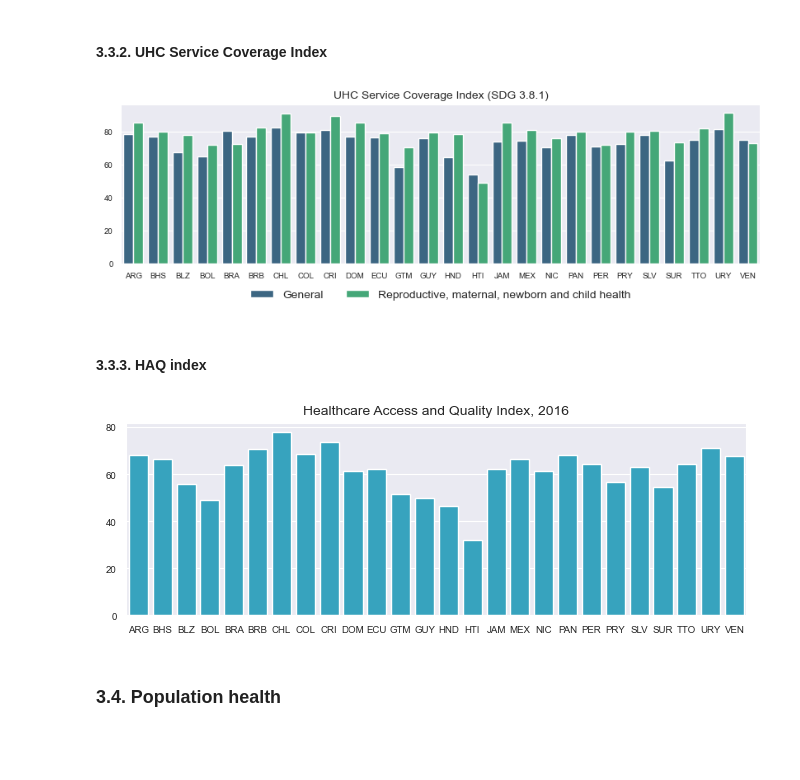
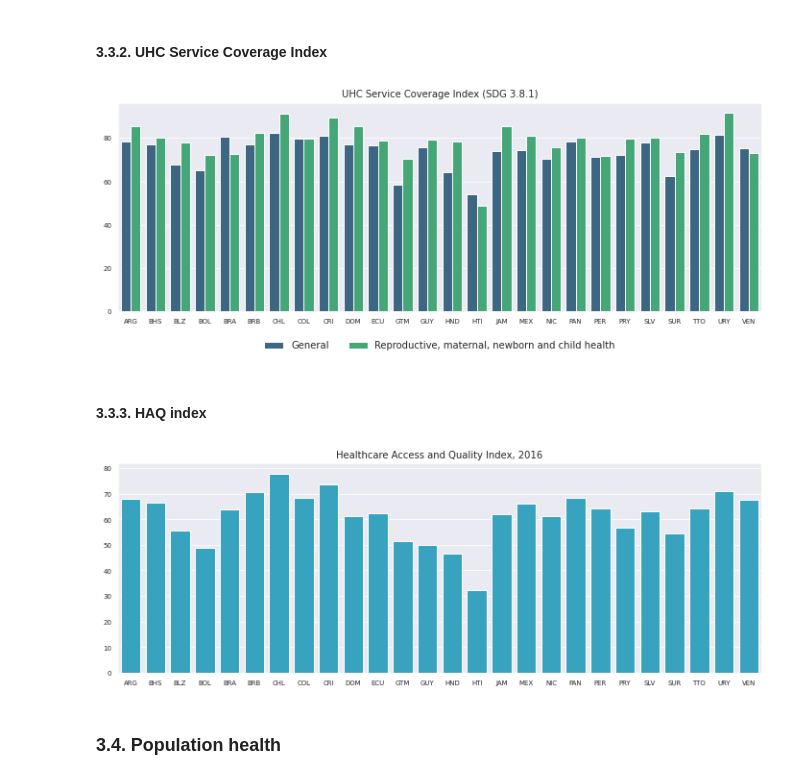
Before and after one commit to BID-DATA/indicators_health_secondary_data, a Jupyter notebook: examples/dashboard-figures.ipynb, the cells around one changed output. Drawn from its saved outputs; the diff is of its cells as text; code cells hidden in the pictures; blank space fills up the shorter version.

```diff
--- a/examples/dashboard-figures.ipynb
+++ b/examples/dashboard-figures.ipynb
@@ -29,6 +40,6 @@ path += "/0-Health data/health-public"
 # %%
 # IADB 26-LAC countries
-iadb       = pd.read_csv(f"{path[:-14]}/iadb-keys.csv")
-codes_iadb = iadb.code.unique().tolist()
+iadb       = pd.read_csv(f"s3://{sclbucket}/{path}/iadb-keys.csv")
+codes_iadb = iadb.isoalpha3.unique().tolist()
 # %%
 # OECD countries
@@ -64,3 +81,9 @@ who_gho  = pd.read_csv(f"{path}/WHO/GHO/who-gho-indicators.csv")
+# %%
+%%capture
+# WHO GHO
+path    = "International Organizations/World Health Organization (WHO)/"
+path   += "Global Health Observatory (GHO)"
+who_gho = pd.read_csv(f"s3://{sclbucket}/{path}/who-gho-api.csv")
 # %% [markdown]
 ## 3. Sections
 Figures / graphs per section.
@@ -308,40 +331,42 @@ bar_plot(temp_,"COUNTRY")
 # %%
 # Select rows of interest
 name_ = ["UHC_INDEX_REPORTED","UHC_SCI_RMNCH"]
 temp_ = who_gho.copy()
 temp_ = temp_[temp_.GHO.isin(name_)]
 temp_ = temp_[temp_.COUNTRY.isin(codes_iadb)]
 temp_ = temp_[temp_.LATEST == 1]
 temp_ = temp_.sort_values("COUNTRY")
 
 # Add labels
 labels_         = ["General","Reproductive, maternal, newborn and child health"]
 temp_["label_"] = temp_.display.replace(dict(zip(temp_.display.unique().tolist(),labels_)))
 
 # Figure
-plt.figure(figsize = (10,2.5))
+plt.figure(figsize = (12,4))
 sns.barplot(data = temp_, x = "COUNTRY", y = "Numeric", hue = "label_", palette = "viridis")
 plt.legend(loc = "upper center", ncol = 2, frameon = False, bbox_to_anchor=(.5, -0.1))
 plt.title(temp_.display.unique()[0], fontsize = 10)
 plt.yticks(fontsize = 7)
 plt.xticks(fontsize = 7)
 plt.xlabel("")
 plt.ylabel("")
 plt.show()
 # %% [output]
-[figure, old version]
+[figure, new version]
 # %% [markdown]
 #### 3.3.3. HAQ index
 # %%
 # Select rows of interest
 temp_ = ihme_haq.copy()
-temp_ = temp_[temp_.IADB == 1]
+temp_ = temp_.merge(iadb[["isoalpha3","iadbcode"]].rename(columns = {"isoalpha3":"code"}), on = "code", how = "left")
+temp_.iadbcode = np.where(temp_.iadbcode.isna(),0,1)
+temp_ = temp_[temp_.iadbcode == 1]
 temp_ = temp_[temp_.year == temp_.year.max()]
 temp_ = temp_[temp_.indicator_name == "Healthcare Access and Quality Index"]
 temp_ = temp_.sort_values("code")
 
 # Figure
-plt.figure(figsize = (8,2.5))
+plt.figure(figsize = (12,4))
 sns.barplot(data = temp_, x = "code", y = "val", color = "#21B0D4")
 plt.title(f"{temp_.indicator_name.unique()[0]}, {temp_.year.max()}", fontsize = 10)
 plt.yticks(fontsize = 7)
@@ -350,7 +375,7 @@ plt.xlabel("")
 plt.ylabel("")
 plt.show()
 # %% [output]
-[figure, old version]
+[figure, new version]
 # %% [markdown]
 ### 3.4. Population health
 # %% [markdown]
```
Also changed, not shown: parts of 32 cells of this notebook.
